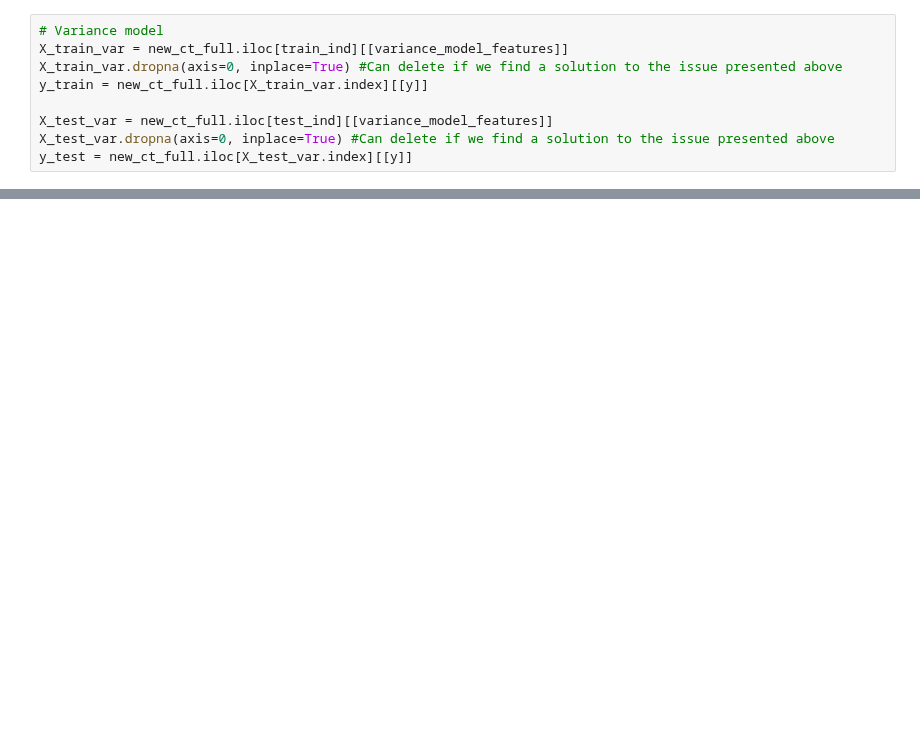
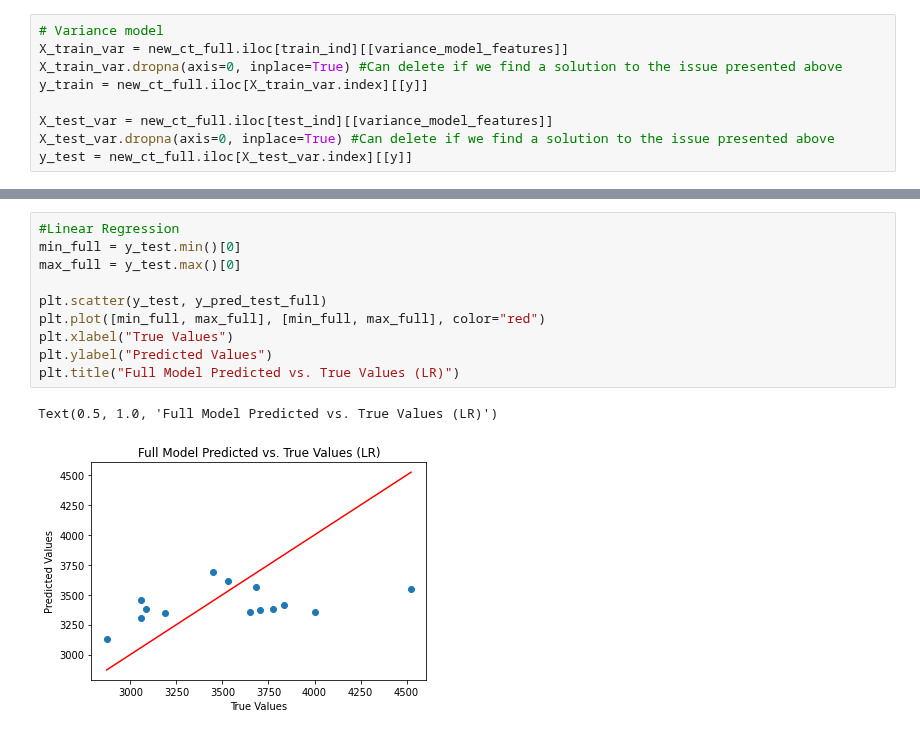
Before and after one commit to ayakkala1/TRI-Capstone, a Jupyter notebook: RandomForest.ipynb, the cells around one changed output, grey strips where cells are left out. Saved outputs shown, nothing was run; the diff lists cells and outputs as text; blank space fills up the shorter version.

```diff
--- a/RandomForest.ipynb
+++ b/RandomForest.ipynb
@@ -274,0 +390,13 @@ print("Mean % Test Error: ", mape_test_var)
+# %%
+#Linear Regression
+min_full = y_test.min()[0]
+max_full = y_test.max()[0]
+
+plt.scatter(y_test, y_pred_test_full)
+plt.plot([min_full, max_full], [min_full, max_full], color="red")
+plt.xlabel("True Values")
+plt.ylabel("Predicted Values")
+plt.title("Full Model Predicted vs. True Values (LR)")
+# %% [output]
+Text(0.5, 1.0, 'Full Model Predicted vs. True Values (LR)')
+[figure, added]
```
Also changed, not shown: parts of 42 cells of this notebook.
